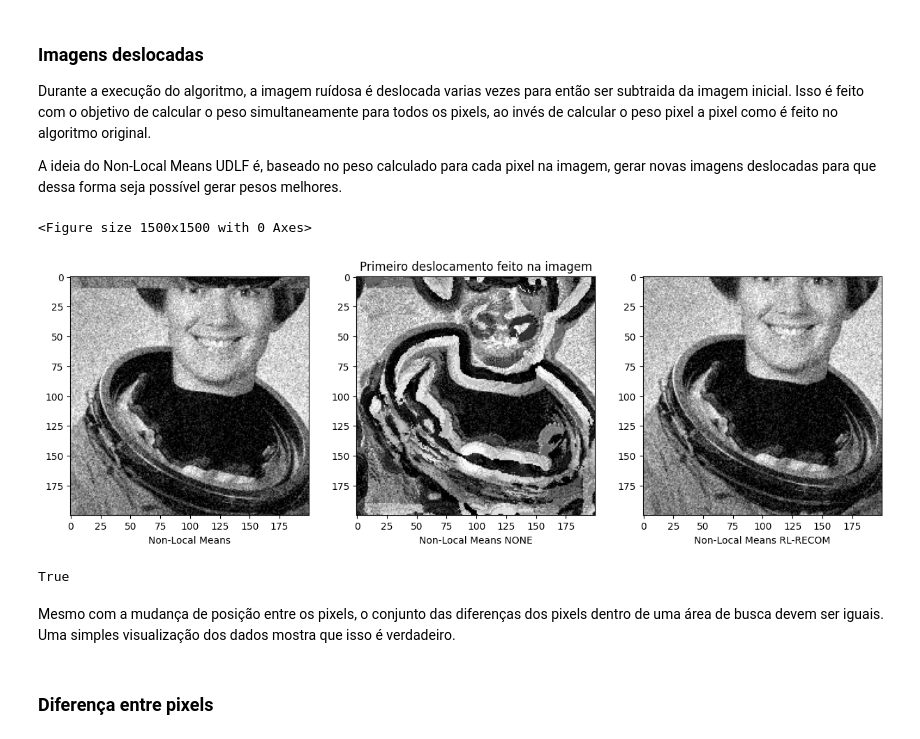
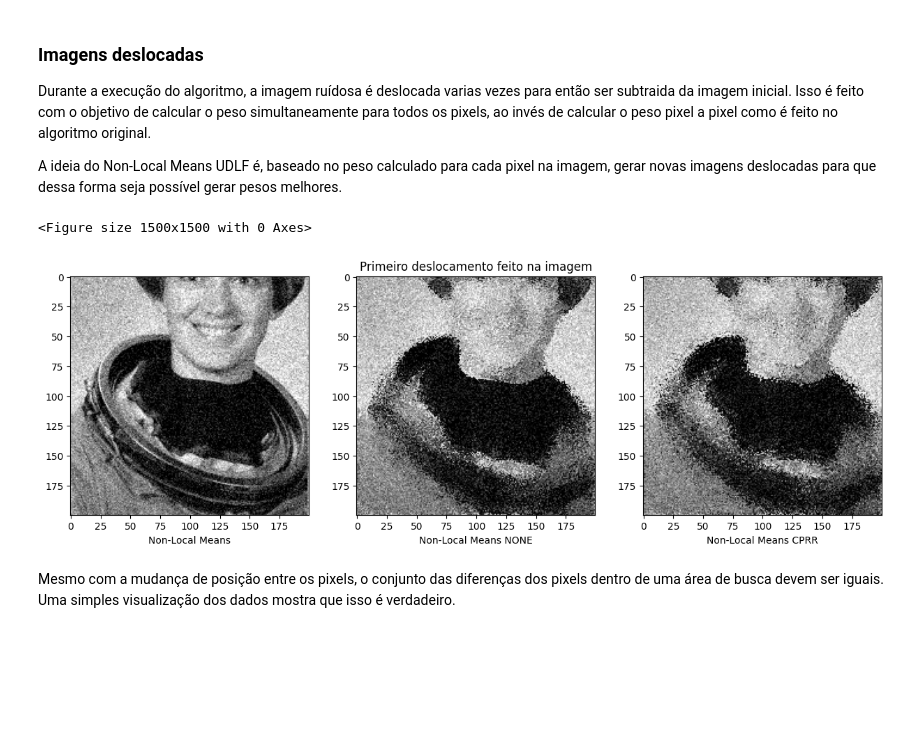
Before and after one commit to murilx/reranking-nlmeans, a Jupyter notebook: DEBUG.ipynb, the cells around one changed output. Saved outputs shown, nothing was run; the diff lists cells and outputs as text; code cells hidden in the pictures; blank space fills up the shorter version.

```diff
--- a/DEBUG.ipynb
+++ b/DEBUG.ipynb
@@ -437,14 +879,14 @@ Wall time: 1.82 s
 %%time
 results = nlmeans_udlf(im_nse, hW, hP, tau, sigma_est, shape, 'NONE', None, n_w)
 im_fil2         = results[0]
-DIFF            = results[1]
-DIFF_NONE       = results[2]
-DIFF_PATCH      = results[3]
-DIFF_PATCH_NONE = results[4]
-WEIGHT          = results[5]
-WEIGHT_NONE     = results[6]
-WEIGHT_ID       = results[7]
-WEIGHT_ID_NONE  = results[8]
-IMG_SHIFT_NLM   = results[9]
-IMG_SHIFT_NONE  = results[10]
+diff_base       = results[1]
+diff_none       = results[2]
+diff_patch_base = results[3]
+diff_patch_none = results[4]
+weight_base     = results[5]
+weight_none     = results[6]
+weight_id_base  = results[7]
+weight_id_none  = results[8]
+img_shift_base  = results[9]
+img_shift_none  = results[10]
 # %% [output]
@@ -454,14 +896,10 @@ Wall time: 24.4 s
 %%time
 results = nlmeans_udlf(im_nse, hW, hP, tau, sigma_est, shape, udl_method, udl_params, n_w)
 im_fil3         = results[0]
-DIFF            = results[1]
-DIFF_UDLF       = results[2]
-DIFF_PATCH      = results[3]
-DIFF_PATCH_UDLF = results[4]
-WEIGHT          = results[5]
-WEIGHT_UDLF     = results[6]
-WEIGHT_ID       = results[7]
-WEIGHT_ID_UDLF  = results[8]
-IMG_SHIFT_NLM   = results[9]
-IMG_SHIFT_UDLF  = results[10]
+diff_udlf       = results[2]
+diff_patch_udlf = results[4]
+weight_udlf     = results[6]
+weight_id_udlf  = results[8]
+img_shift_udlf  = results[10]
+rm_tmp_files()
 # %% [output]
@@ -532,33 +979,29 @@ A ideia do Non-Local Means UDLF é, baseado no peso calculado para cada pixel na
 # %%
 plt.rcParams['figure.figsize'] = [15, 15]
 plt.set_cmap('gray')
 plt.figure()
 
+shift_idx = len(img_shift_nlm) // 2
+
 plt.subplot(1, 3, 1)
 plt.xlabel('Non-Local Means')
-plt.imshow(IMG_SHIFT_NLM)
+plt.imshow(img_shift_nlm[shift_idx])
 
 plt.subplot(1, 3, 2)
 plt.xlabel('Non-Local Means NONE')
-plt.imshow(IMG_SHIFT_NONE)
+plt.imshow(img_shift_none[shift_idx])
 plt.title('Primeiro deslocamento feito na imagem')
 
 plt.subplot(1, 3, 3)
 plt.xlabel(f'Non-Local Means {udl_method}')
-plt.imshow(IMG_SHIFT_UDLF)
+plt.imshow(img_shift_udlf[shift_idx])
 
 plt.show()
 
 # Updates the figsize
 plt.rcParams['figure.figsize'] = [15, 5]
 # %% [output]
 <Figure size 1500x1500 with 0 Axes>
-[figure, old version]
+[figure, new version]
-# %%
-(IMG_SHIFT_UDLF == im_nse).all()
-# %% [output]
-True
 # %% [markdown]
 Mesmo com a mudança de posição entre os pixels, o conjunto das diferenças dos pixels dentro de uma área de busca devem ser iguais. Uma simples visualização dos dados mostra que isso é verdadeiro.
-# %% [markdown]
-### Diferença entre pixels
```
Also changed, not shown: parts of 71 cells of this notebook, 1 other file.
